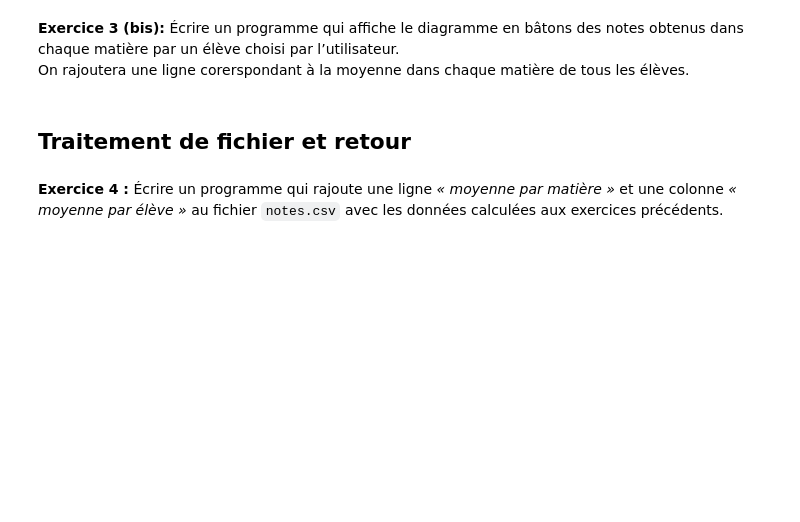
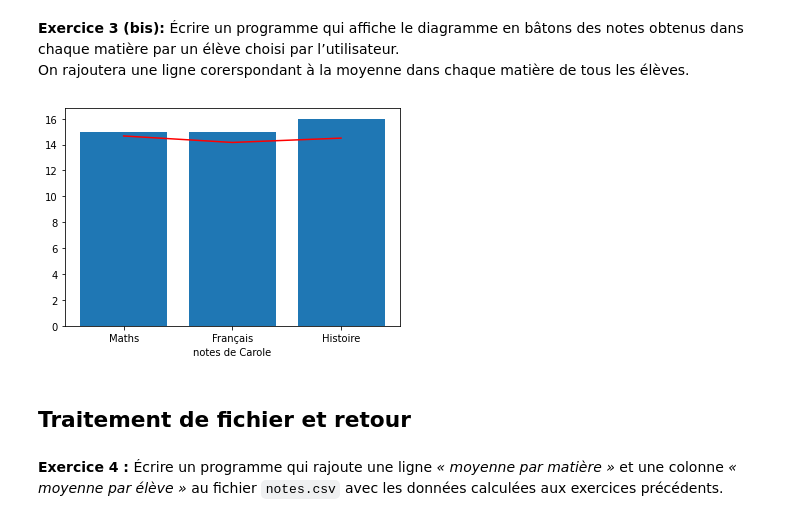
Before and after one commit to NaturelEtChaud/NSI-Premiere, a Jupyter notebook: 14 Data/notes/notes_correction_partielle.ipynb, the cells around one changed output. Saved outputs shown, nothing was run; the diff lists cells and outputs as text; code cells hidden in the pictures; blank space fills up the shorter version.

```diff
--- a/14 Data/notes/notes_correction_partielle.ipynb
+++ b/14 Data/notes/notes_correction_partielle.ipynb
@@ -194,5 +262,7 @@ def moyenne_bar2(prenom,tab):
 # %%
-moyenne_bar2('Bertille',notes)
+moyenne_bar2('Carole',notes)
+# %% [output]
+[figure, added]
 # %% [markdown]
 ## Traitement de fichier et retour
 # %% [markdown]
```
Also changed, not shown: parts of 13 cells of this notebook.
